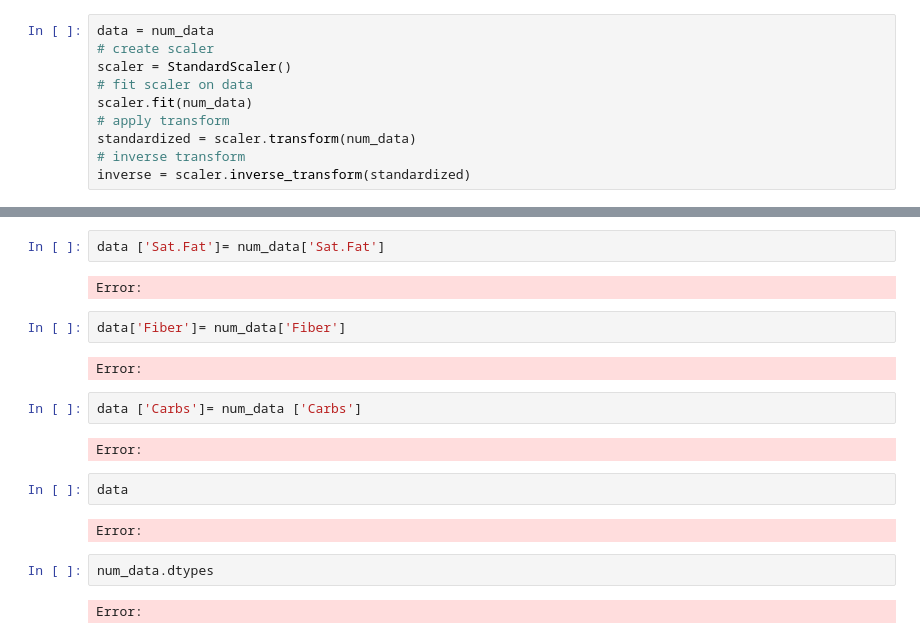
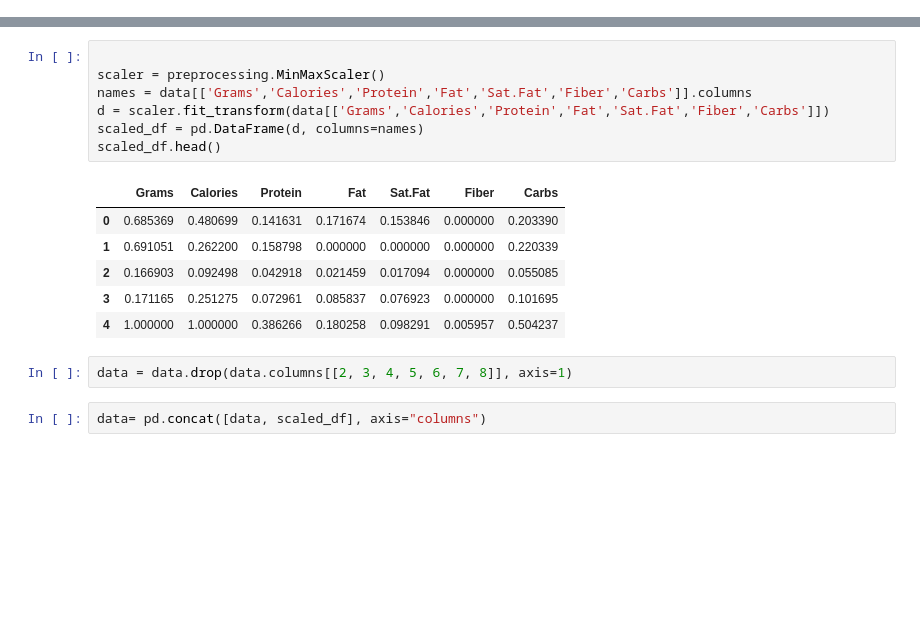
Before and after one commit to Rawanawh/Nutrition-facts-analysis, a Jupyter notebook: Nutrition project.ipynb, the cells around one changed output, grey strips where cells are left out. Drawn from its saved outputs; the diff is of its cells as text; blank space fills up the shorter version.

```diff
--- a/Nutrition project.ipynb
+++ b/Nutrition project.ipynb
@@ -129,10 +139,0 @@ Error:
-# %%
-data = num_data
-# create scaler
-scaler = StandardScaler()
-# fit scaler on data
-scaler.fit(num_data)
-# apply transform
-standardized = scaler.transform(num_data)
-# inverse transform
-inverse = scaler.inverse_transform(standardized)
@@ -157,20 +140,18 @@ Error:
-# %%
-data ['Sat.Fat']= num_data['Sat.Fat']
-# %% [output]
-Error:
-# %%
-data['Fiber']= num_data['Fiber']
-# %% [output]
-Error:
-# %%
-data ['Carbs']= num_data ['Carbs']
-# %% [output]
-Error:
-# %%
-data
-# %% [output]
-Error:
-# %%
-num_data.dtypes
-# %% [output]
-Error:
+# %%
+
+scaler = preprocessing.MinMaxScaler()
+names = data[['Grams','Calories','Protein','Fat','Sat.Fat','Fiber','Carbs']].columns
+d = scaler.fit_transform(data[['Grams','Calories','Protein','Fat','Sat.Fat','Fiber','Carbs']])
+scaled_df = pd.DataFrame(d, columns=names)
+scaled_df.head()
+# %% [output]
+|  | Grams | Calories | Protein | Fat | Sat.Fat | Fiber | Carbs |
+| 0 | 0.685369 | 0.480699 | 0.141631 | 0.171674 | 0.153846 | 0.000000 | 0.203390 |
+| 1 | 0.691051 | 0.262200 | 0.158798 | 0.000000 | 0.000000 | 0.000000 | 0.220339 |
+| 2 | 0.166903 | 0.092498 | 0.042918 | 0.021459 | 0.017094 | 0.000000 | 0.055085 |
+| 3 | 0.171165 | 0.251275 | 0.072961 | 0.085837 | 0.076923 | 0.000000 | 0.101695 |
+| 4 | 1.000000 | 1.000000 | 0.386266 | 0.180258 | 0.098291 | 0.005957 | 0.504237 |
+# %%
+data = data.drop(data.columns[[2, 3, 4, 5, 6, 7, 8]], axis=1)
+# %%
+data= pd.concat([data, scaled_df], axis="columns")
```
Also changed, not shown: parts of 39 cells of this notebook.
